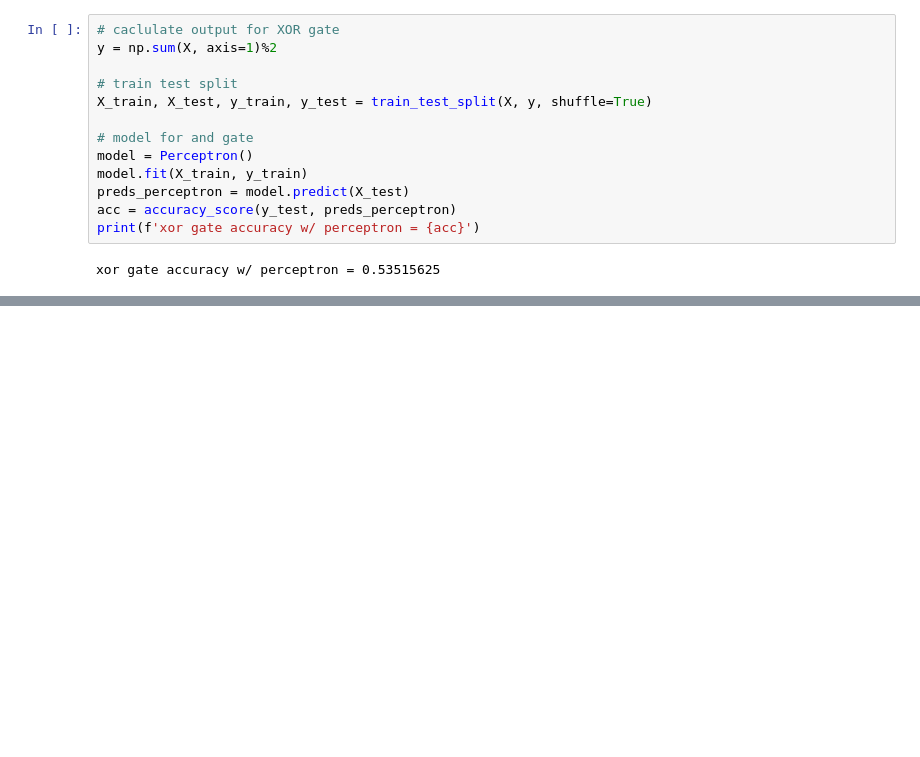
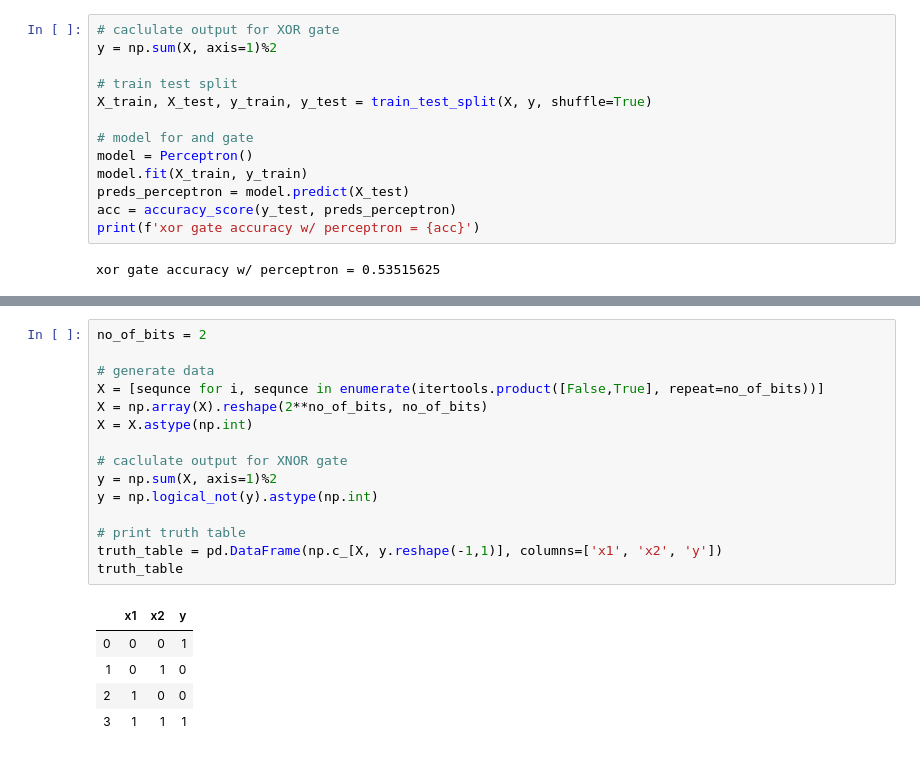
Before and after one commit to akapet00/learning, a Jupyter notebook: learning.ipynb, the cells around one changed output, grey strips where cells are left out. Saved outputs shown, nothing was run; the diff lists cells and outputs as text; blank space fills up the shorter version.

```diff
--- a/learning.ipynb
+++ b/learning.ipynb
@@ -1059,0 +1123,21 @@ An MLP is composed of one *input layer*, one or more layers of TLUs, called *hid
+# %%
+no_of_bits = 2
+
+# generate data
+X = [sequnce for i, sequnce in enumerate(itertools.product([False,True], repeat=no_of_bits))]
+X = np.array(X).reshape(2**no_of_bits, no_of_bits)
+X = X.astype(np.int)
+
+# caclulate output for XNOR gate
+y = np.sum(X, axis=1)%2
+y = np.logical_not(y).astype(np.int)
+
+# print truth table
+truth_table = pd.DataFrame(np.c_[X, y.reshape(-1,1)], columns=['x1', 'x2', 'y'])
+truth_table
+# %% [output]
+|  | x1 | x2 | y |
+| 0 | 0 | 0 | 1 |
+| 1 | 0 | 1 | 0 |
+| 2 | 1 | 0 | 0 |
+| 3 | 1 | 1 | 1 |
```
Also changed, not shown: parts of 7 cells of this notebook.
